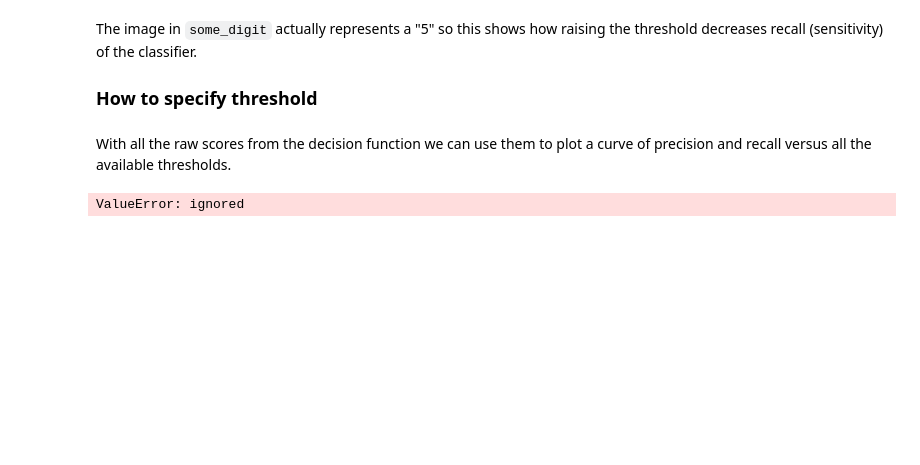
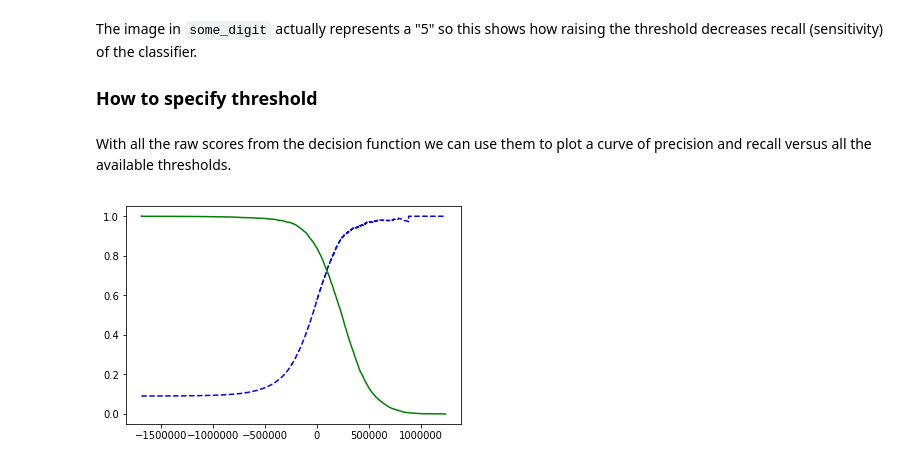
Before and after one commit to mpietrzy/handson-ml2, a Jupyter notebook: mdp_scripts/c3_classification.ipynb, the cells around one changed output. Saved outputs shown, nothing was run; the diff lists cells and outputs as text; code cells hidden in the pictures; blank space fills up the shorter version.

```diff
--- a/mdp_scripts/c3_classification.ipynb
+++ b/mdp_scripts/c3_classification.ipynb
@@ -214,16 +232,16 @@ With all the raw scores from the decision function we can use them to plot a cur
 # %%
 # precision recall curve
 from sklearn.metrics import precision_recall_curve
 
-precisions, recalls, thresholds = precision_recall_curve(y_train, y_scores)
+precisions, recalls, thresholds = precision_recall_curve(y_train_5, y_scores)
 
 # matplotlib to plot the results
 def plot_precision_recall(precisions, recalls, thresholds):
   plt.plot(thresholds, precisions[:-1], "b--", label="Precision")
   plt.plot(thresholds, recalls[:-1], "g-", label="Recall")
   [...]
 
 plot_precision_recall(precisions, recalls, thresholds)
 plt.show()
 # %% [output]
-ValueError: ignored
+[figure, added]
```
Also changed, not shown: parts of 11 cells of this notebook.
